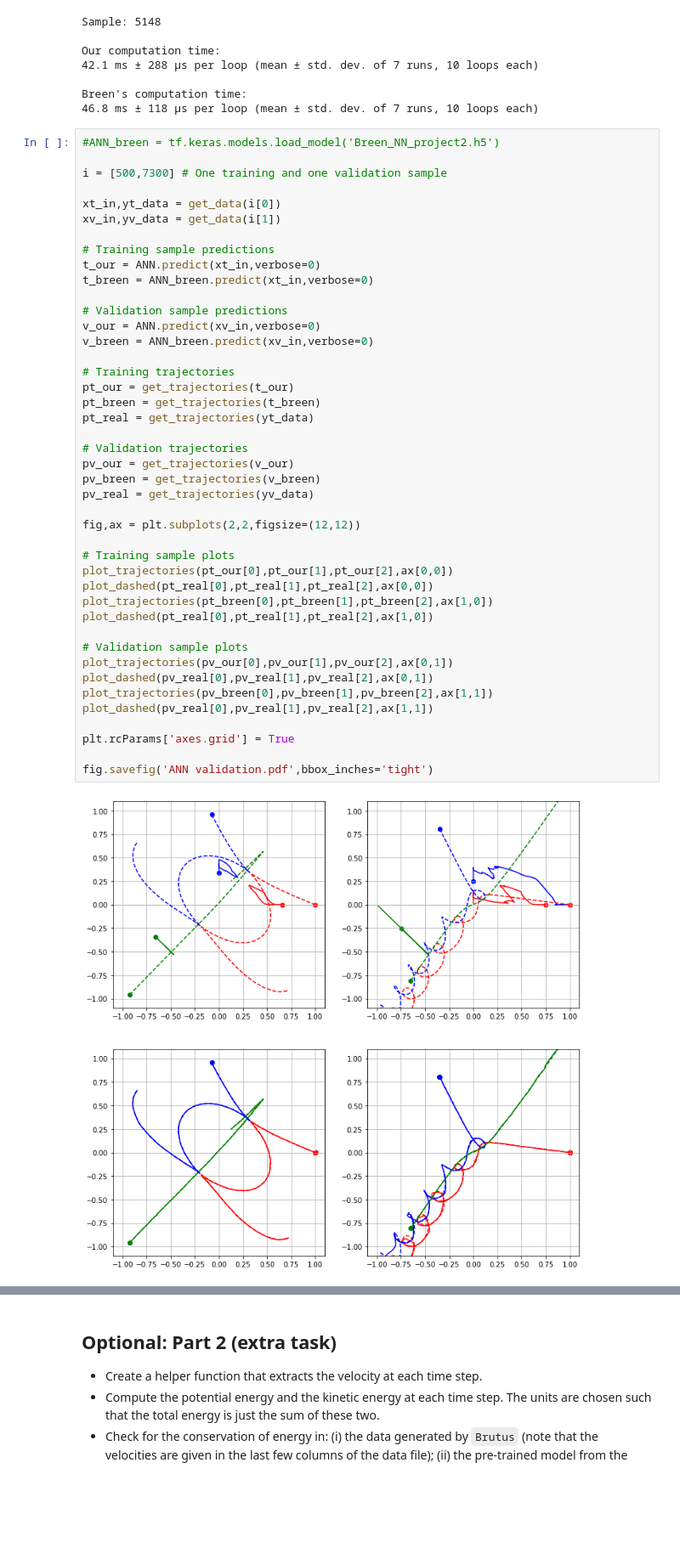
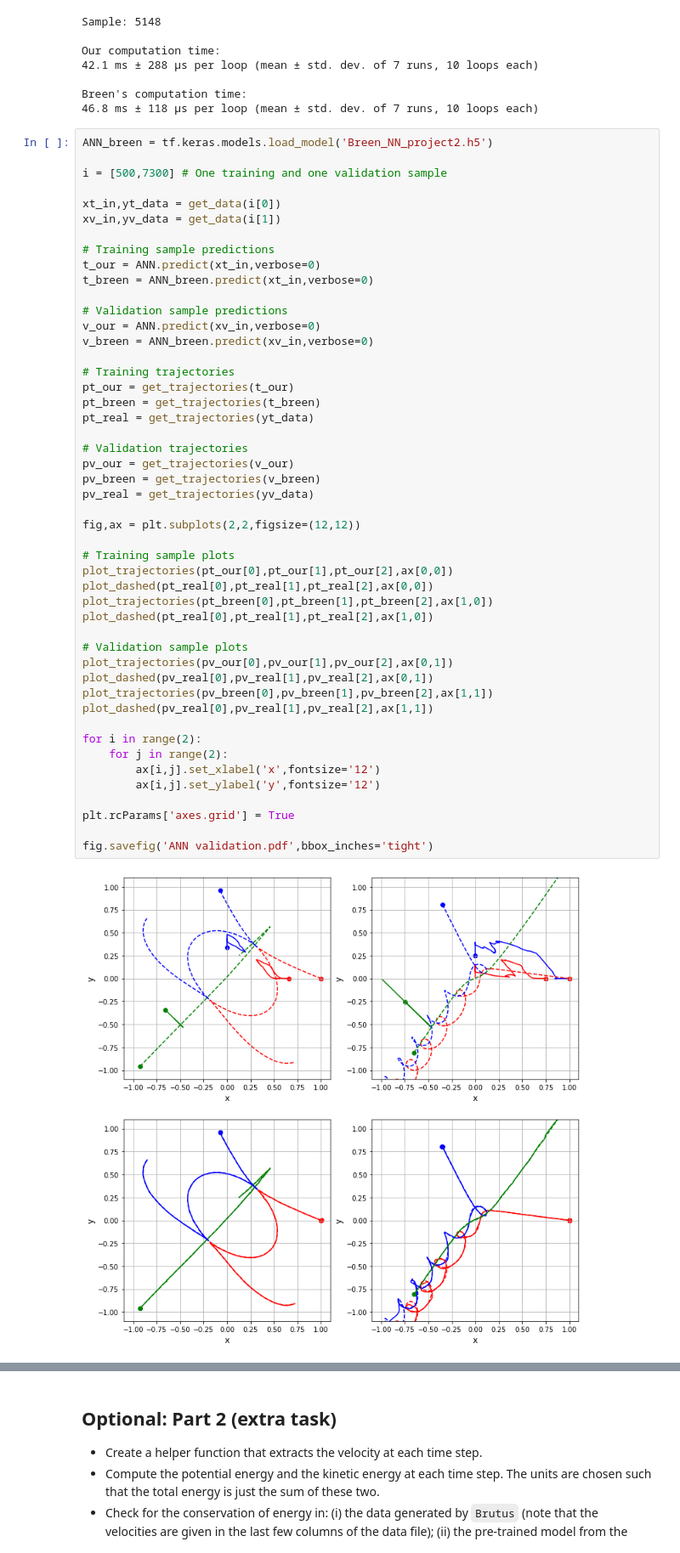
Before and after one commit to JeppJeppsson/project2, a Jupyter notebook: TIF285_Project2.ipynb, the cells around one changed output, grey strips where cells are left out. Shown: that part at 85% size. Saved outputs shown, nothing was run; the diff lists cells and outputs as text; blank space fills up the shorter version.

```diff
--- a/TIF285_Project2.ipynb
+++ b/TIF285_Project2.ipynb
@@ -460,7 +460,7 @@ Our computation time:
 Breen's computation time:
 46.8 ms ± 118 µs per loop (mean ± std. dev. of 7 runs, 10 loops each)
 # %%
-#ANN_breen = tf.keras.models.load_model('Breen_NN_project2.h5')
+ANN_breen = tf.keras.models.load_model('Breen_NN_project2.h5')
 
 i = [500,7300] # One training and one validation sample
 
@@ -476,31 +476,36 @@ v_our = ANN.predict(xv_in,verbose=0)
 v_breen = ANN_breen.predict(xv_in,verbose=0)
 
 # Training trajectories
 pt_our = get_trajectories(t_our)
 pt_breen = get_trajectories(t_breen)
 pt_real = get_trajectories(yt_data)
 
 # Validation trajectories
 pv_our = get_trajectories(v_our)
 pv_breen = get_trajectories(v_breen)
 pv_real = get_trajectories(yv_data)
 
 fig,ax = plt.subplots(2,2,figsize=(12,12))
 
 # Training sample plots
 plot_trajectories(pt_our[0],pt_our[1],pt_our[2],ax[0,0])
 plot_dashed(pt_real[0],pt_real[1],pt_real[2],ax[0,0])
 plot_trajectories(pt_breen[0],pt_breen[1],pt_breen[2],ax[1,0])
 plot_dashed(pt_real[0],pt_real[1],pt_real[2],ax[1,0])
 
 # Validation sample plots
 plot_trajectories(pv_our[0],pv_our[1],pv_our[2],ax[0,1])
 plot_dashed(pv_real[0],pv_real[1],pv_real[2],ax[0,1])
 plot_trajectories(pv_breen[0],pv_breen[1],pv_breen[2],ax[1,1])
 plot_dashed(pv_real[0],pv_real[1],pv_real[2],ax[1,1])
 
+for i in range(2):
+    for j in range(2):
+        ax[i,j].set_xlabel('x',fontsize='12')
+        ax[i,j].set_ylabel('y',fontsize='12')
+
 plt.rcParams['axes.grid'] = True
 
 fig.savefig('ANN validation.pdf',bbox_inches='tight')
 # %% [output]
-[figure, old version]
+[figure, new version]
```
Also changed, not shown: parts of 1 cell of this notebook, 4 other files.
